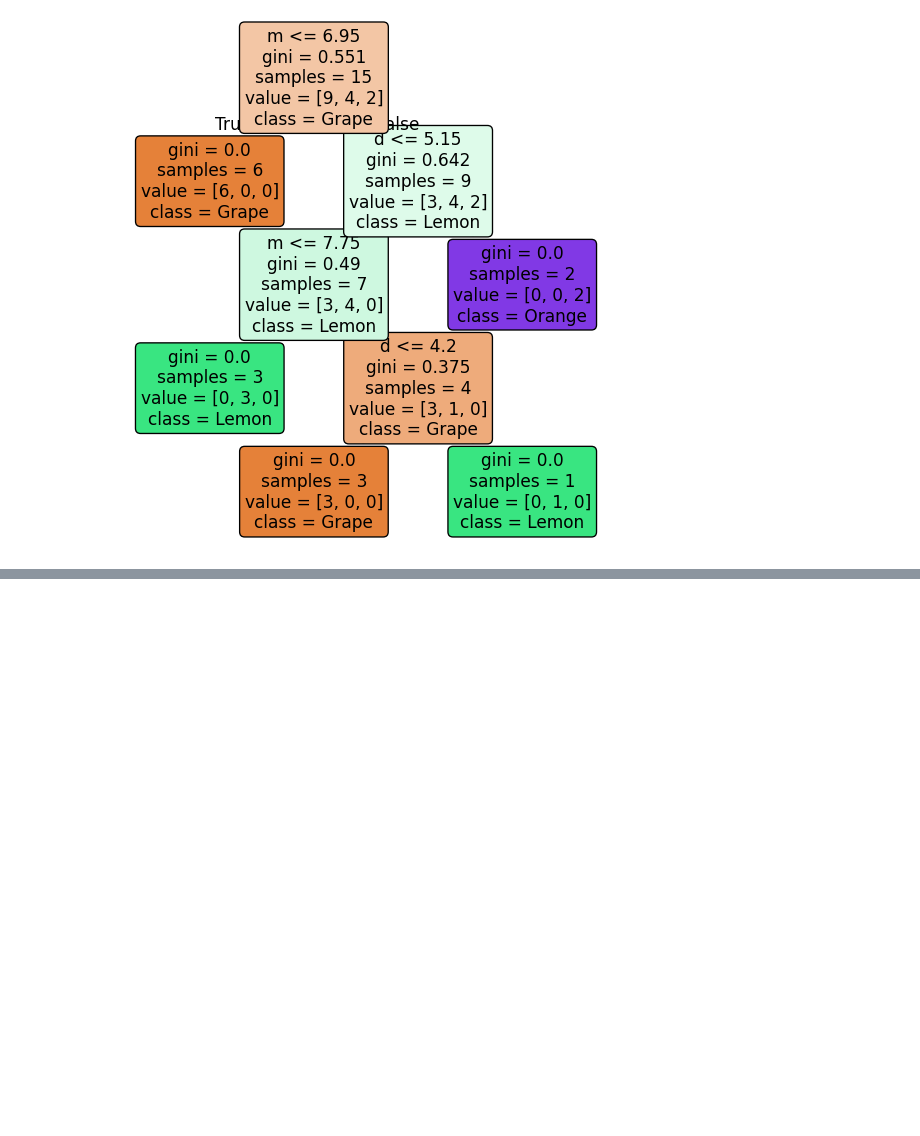
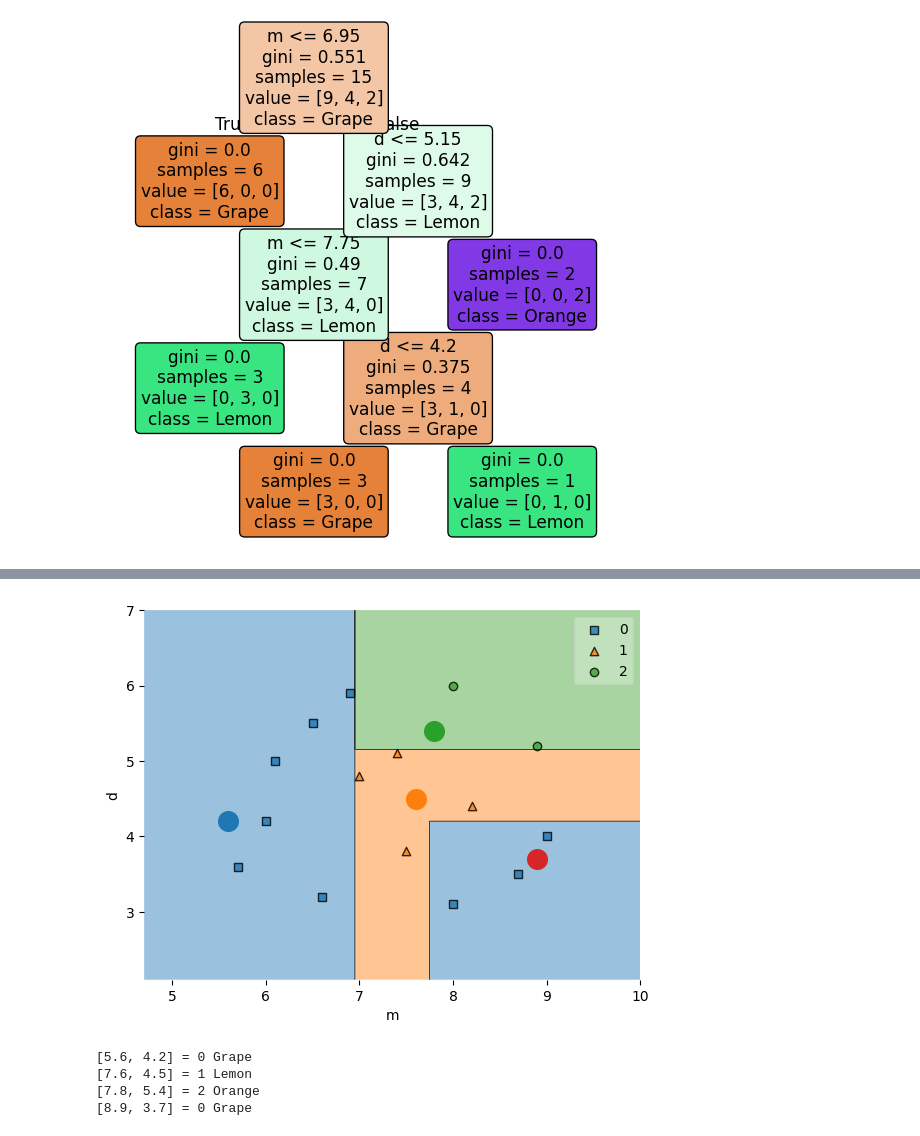
Before and after one commit to Nont18/Deep-learning-coding, a Jupyter notebook: deep_learning/ch08_3class_2feature.ipynb, the cells around one changed output, grey strips where cells are left out. Saved outputs shown, nothing was run; the diff lists cells and outputs as text; code cells hidden in the pictures; blank space fills up the shorter version.

```diff
--- a/deep_learning/ch08_3class_2feature.ipynb
+++ b/deep_learning/ch08_3class_2feature.ipynb
@@ -116,0 +147,25 @@ plt.show()
+# %%
+X_input = [[5.6, 4.2], # fruit 1
+            [7.6,4.5], # fruit 2
+            [7.8,5.4],  # fruit 3
+            [8.9,3.7]] # fruit 4
+
+plot_decision_regions(X, y, clf=model)
+
+for i, x in enumerate(X_input):
+    plt.scatter(x[0], x[1], s=200)
+
+plt.xlabel('m')
+plt.ylabel('d')
+plt.show()
+# %% [output]
+[figure, added]
+# %%
+y_predict = model.predict(X_input)
+for i, k in enumerate(y_predict):
+    print(f'{X_input[i]} = {y_predict[i]} {fruit_classes[k]}')
+# %% [output]
+[5.6, 4.2] = 0 Grape
+[7.6, 4.5] = 1 Lemon
+[7.8, 5.4] = 2 Orange
+[8.9, 3.7] = 0 Grape
```
Also changed, not shown: parts of 6 cells of this notebook.
